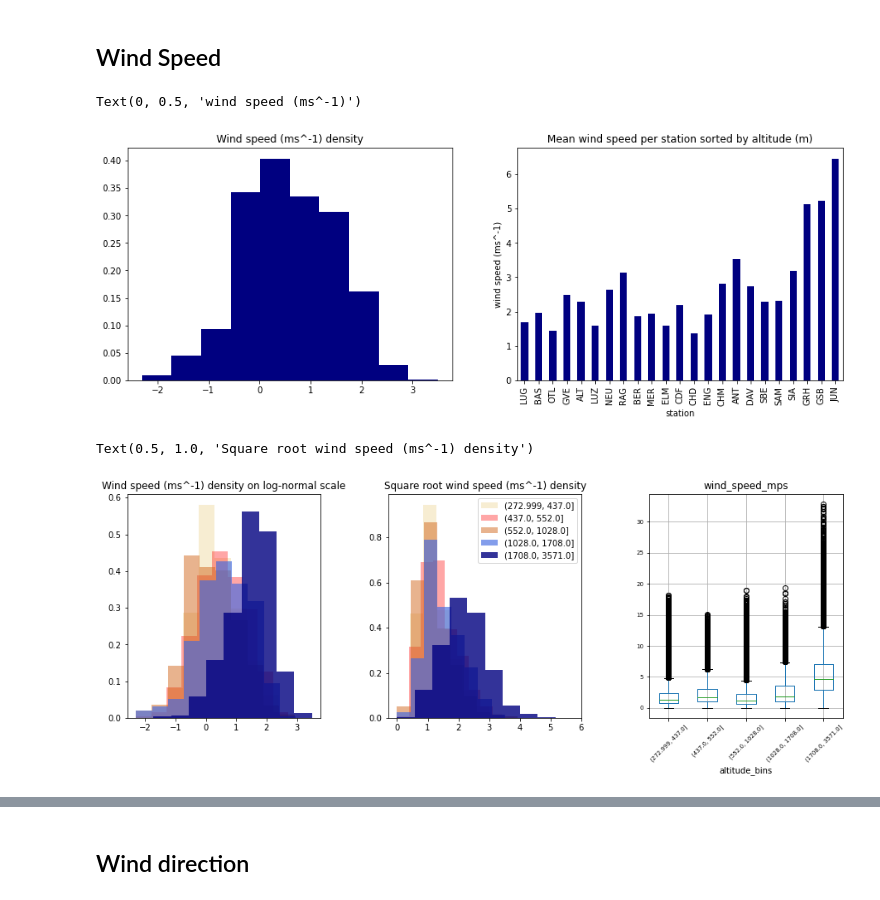
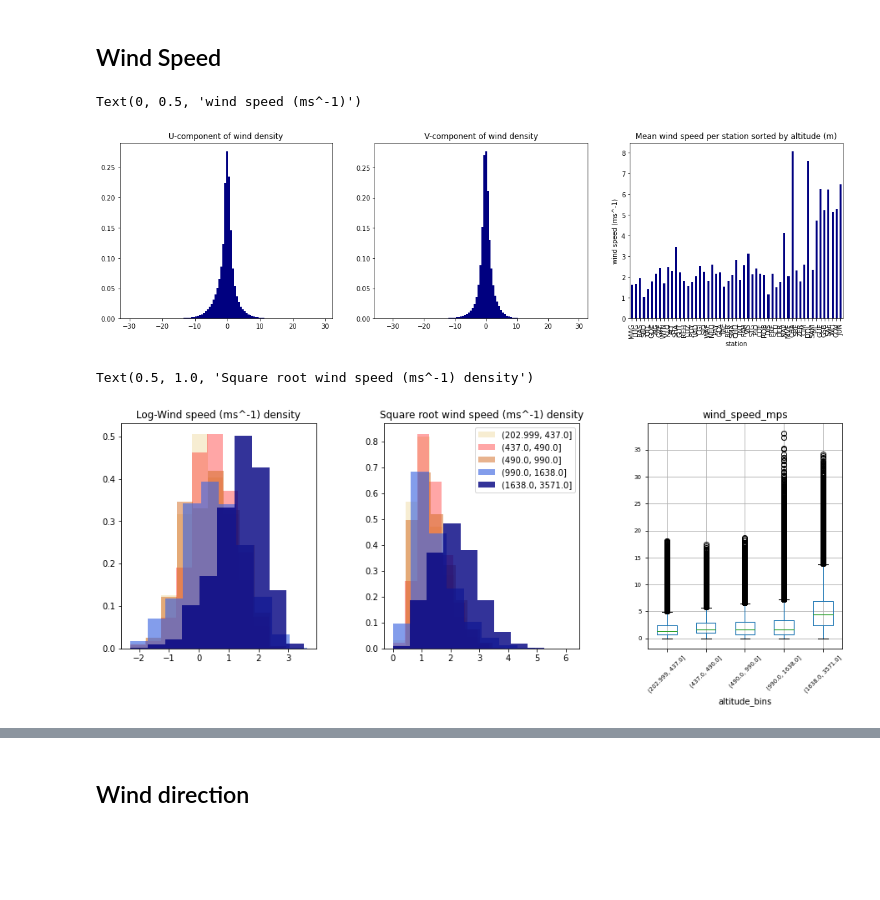
Before and after one commit to OpheliaMiralles/wind-downscaling-gan, a Jupyter notebook: notebooks/data_exploration.ipynb, the cells around one changed output, grey strips where cells are left out. Cells and saved outputs as stored; diff of their text form; code cells hidden in the pictures; blank space fills up the shorter version.

```diff
--- a/notebooks/data_exploration.ipynb
+++ b/notebooks/data_exploration.ipynb
@@ -56,8 +61,8 @@ fig.show()
 # %% [markdown]
 # MeteoSwiss Observations
 # %%
-file_obs = pathlib.Path(data_path, 'MS_observations/wind_2016_2021_processed.csv')
+file_obs = pathlib.Path(data_path, 'MS_observations/wind_2016_2021_processed_more_stations.csv')
 file_station = pathlib.Path(data_path, 'MS_observations/stations.txt')
 obs = pd.read_csv(file_obs)
-obs.head(10)
+obs.head(5)
 # %% [output]
@@ -113,18 +113,20 @@ fig.show()
 # %% [markdown]
 ## Wind Speed
 # %%
-fig, (ax1, ax2) = plt.subplots(ncols = 2, figsize=(15,5))
-ax1.hist(np.log(obs[obs['wind_speed_mps']>0]['wind_speed_mps']), density=True, color='navy')
+fig, (ax1, ax2, ax3) = plt.subplots(ncols = 3, figsize=(20,5))
+ax1.hist(obs['u10'], density=True, color='navy', bins=100)
+ax1.set_title('U-component of wind density')
+ax2.hist(obs['v10'], density=True, color='navy', bins=100)
+ax2.set_title('V-component of wind density')
 obs.groupby('station').agg({'wind_speed_mps':'mean', 'altitude_m': lambda x: x.unique()})\
-.sort_values(by='altitude_m')['wind_speed_mps'].plot(kind='bar', ax=ax2, color='navy')
-ax1.set_title('Wind speed (ms^-1) density')
-ax2.set_title('Mean wind speed per station sorted by altitude (m)')
-ax2.set_ylabel('wind speed (ms^-1)')
+.sort_values(by='altitude_m')['wind_speed_mps'].plot(kind='bar', ax=ax3, color='navy')
+ax3.set_title('Mean wind speed per station sorted by altitude (m)')
+ax3.set_ylabel('wind speed (ms^-1)')
 # %% [output]
 Text(0, 0.5, 'wind speed (ms^-1)')
-[figure, old version]
+[figure, new version]
 # %%
-nb_bins =5
+nb_bins = 5
 fig, (ax1, ax2, ax3) = plt.subplots(ncols = 3, figsize=(15,5))
 obs['altitude_bins'] = pd.qcut(obs['altitude_m'],nb_bins)
 for (ab, df), c, a in zip(obs.groupby('altitude_bins'),
@@ -136,13 +138,13 @@ for (ab, df), c, a in zip(obs.groupby('altitude_bins'),
              label=ab, color=c, alpha=a)
 obs.boxplot(by='altitude_bins', column=['wind_speed_mps'], ax=ax3, rot=45, fontsize=7)
 fig.suptitle('')
-ax1.set_title('Wind speed (ms^-1) density on log-normal scale')
+ax1.set_title('Log-Wind speed (ms^-1) density')
 ax2.legend()
 plt.subplots_adjust(wspace=0.35)
 ax2.set_title('Square root wind speed (ms^-1) density')
 # %% [output]
 Text(0.5, 1.0, 'Square root wind speed (ms^-1) density')
-[figure, old version]
+[figure, new version]
 # %%
 obs = obs.assign(hour = lambda x: x['datetime'].str[-8:])
 obs['hour'] = obs['hour'].str[0:2]
```
Also changed, not shown: parts of 18 cells of this notebook, 10 other files.
